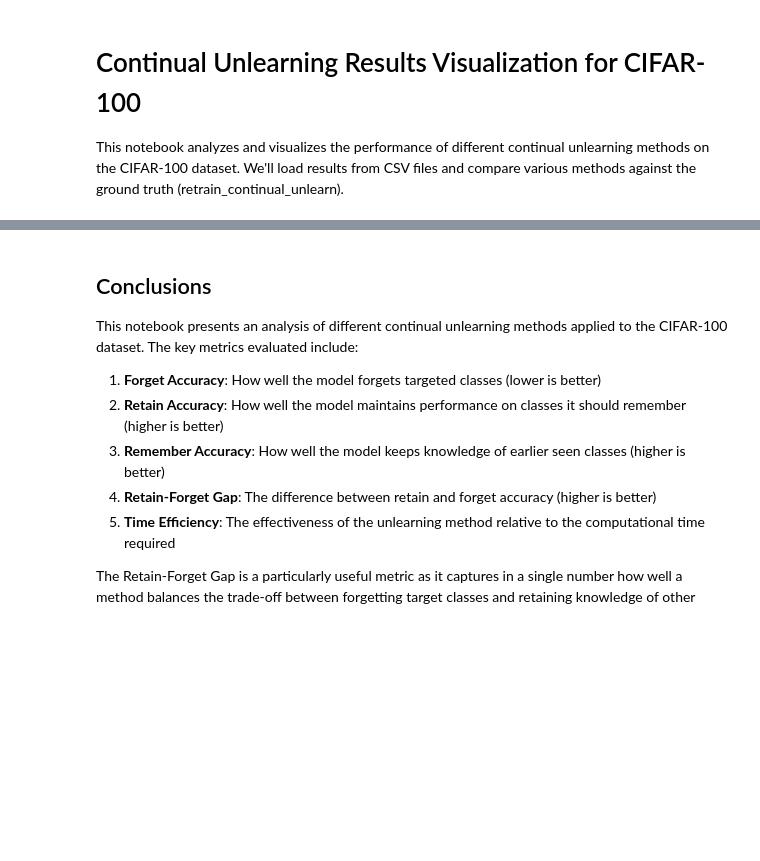
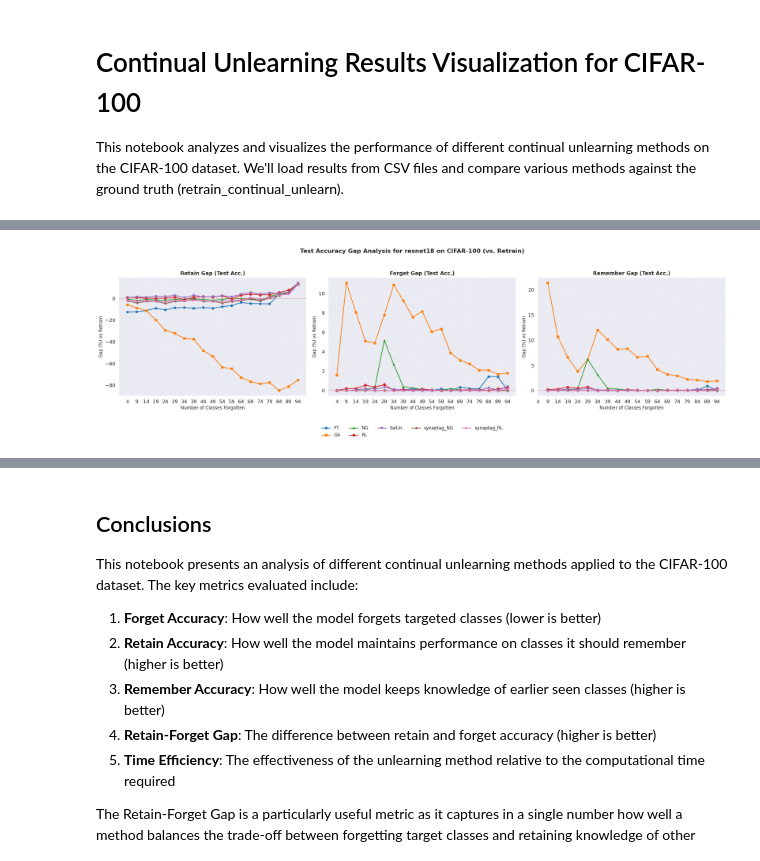
Before and after one commit to kdkyum/continual_unlearn, a Jupyter notebook: plots/viz_results_for_continual_unlearn_c100.ipynb, the cells around one changed output, grey strips where cells are left out. Saved outputs shown, nothing was run; the diff lists cells and outputs as text; code cells hidden in the pictures; blank space fills up the shorter version.

```diff
--- a/plots/viz_results_for_continual_unlearn_c100.ipynb
+++ b/plots/viz_results_for_continual_unlearn_c100.ipynb
@@ -42,0 +132,88 @@ Loaded data with 152 rows and 215 columns
+# %%
+# Visualize Retain, Forget, Remember Gaps for CIFAR-100 (per model, non-LP)
+if not df.empty and 'method' in df.columns and 'model' in df.columns and any(col.startswith('gap_class_') for col in df.columns):
+    results_gap_summary_c100 = []
+    num_classes_cifar100 = 100
+
+    for _, row in df.iterrows():
+        if pd.isna(row['method']) or pd.isna(row['model']) or pd.isna(row['forget_class_end']) or pd.isna(row.get('forget_class_begin')):
+            continue
+        model_name = row['model']
+        end_idx = int(row['forget_class_end'])
+        forget_begin_idx = int(row['forget_class_begin'])
+
+        gap_columns_present = [col for col in row.index if col.startswith('gap_class_') and not pd.isna(row[col])]
+        class_indices_from_cols_int = sorted([int(c.split('_')[-1]) for c in gap_columns_present])
+
+        # Retain Gap: classes after the forgotten block
+        retain_gap_cols_indices = [c for c in class_indices_from_cols_int if c > end_idx]
+        retain_gap_cols_named = [f'gap_class_{i}' for i in retain_gap_cols_indices]
+        retain_gap = row[retain_gap_cols_named].mean() if retain_gap_cols_named else np.nan
+
+        # Forget Gap: classes within the forgotten block [forget_begin_idx, end_idx]
+        forget_gap_cols_indices = [c for c in class_indices_from_cols_int if forget_begin_idx <= c <= end_idx]
+        forget_gap_cols_named = [f'gap_class_{i}' for i in forget_gap_cols_indices]
+        forget_gap = row[forget_gap_cols_named].mean() if forget_gap_cols_named else np.nan
+
+        # Remember Gap: classes before the forgotten block
+        remember_gap_cols_indices = [c for c in class_indices_from_cols_int if c <= end_idx - 5]
+        remember_gap_cols_named = [f'gap_class_{i}' for i in remember_gap_cols_indices]
+        remember_gap = row[remember_gap_cols_named].mean() if remember_gap_cols_named else np.nan
+
+        results_gap_summary_c100.append({
+            'method': row['method'],
+            'model': model_name,
+            'forget_class_end': end_idx,
+            'classes_forgotten': row.get('classes_forgotten', end_idx - forget_begin_idx + 1), # Use existing or calculate
+            'retain_gap': retain_gap,
+            'forget_gap': forget_gap,
+            'remember_gap': remember_gap
+        })
+
+    gap_summary_df_c100 = pd.DataFrame(results_gap_summary_c100).drop_duplicates()
+
+    for model_name_iter in gap_summary_df_c100['model'].unique():
+        model_specific_gap_df = gap_summary_df_c100[gap_summary_df_c100['model'] == model_name_iter]
+        if model_specific_gap_df.empty:
+            print(f"No gap summary data for model {model_name_iter} on CIFAR-100 (non-LP)")
+            continue
+
+        fig, axs = plt.subplots(1, 3, figsize=(24, 7))
+        methods_to_plot = sorted([m for m in model_specific_gap_df['method'].unique() if m != 'retrain'])
+        colors = sns.color_palette("tab10", len(methods_to_plot))
+        markers = ['o', 's', '^', 'D', 'v', '<', '>', 'p', '*', 'X']
+        x_axis_col = 'classes_forgotten'
+
+        for i, method_iter in enumerate(methods_to_plot):
+            method_data = model_specific_gap_df[model_specific_gap_df['method'] == method_iter].sort_values(x_axis_col)
+            if method_data.empty:
+                continue
+            axs[0].plot(method_data[x_axis_col], method_data['retain_gap'], marker=markers[i % len(markers)], label=method_iter, color=colors[i % len(colors)], linewidth=2)
+            axs[1].plot(method_data[x_axis_col], method_data['forget_gap'], marker=markers[i % len(markers)], label=method_iter, color=colors[i % len(colors)], linewidth=2)
+            axs[2].plot(method_data[x_axis_col], method_data['remember_gap'], marker=markers[i % len(markers)], label=method_iter, color=colors[i % len(colors)], linewidth=2)
+
+        plot_titles = ['Retain Gap (Test Acc.)', 'Forget Gap (Test Acc.)', 'Remember Gap (Test Acc.)']
+        ylabels = ['Gap (%) vs Retrain', 'Gap (%) vs Retrain', 'Gap (%) vs Retrain']
+        unique_x_values = sorted(model_specific_gap_df[x_axis_col].unique())
+
+        for i_ax in range(3):
+            axs[i_ax].set_title(plot_titles[i_ax], fontsize=14, fontweight='bold')
+            axs[i_ax].set_xlabel('Number of Classes Forgotten', fontsize=12)
+            axs[i_ax].set_ylabel(ylabels[i_ax], fontsize=12)
+            axs[i_ax].grid(True, linestyle='--', alpha=0.7)
+            axs[i_ax].axhline(y=0, color='r', linestyle='--', alpha=0.5)
+            if unique_x_values:
+                axs[i_ax].set_xticks(unique_x_values)
+
+        handles, labels = axs[0].get_legend_handles_labels()
+        if handles:
+            fig.legend(handles, labels, loc='upper center', bbox_to_anchor=(0.5, 0.05), fancybox=True, shadow=True, ncol=min(5, len(handles)), fontsize=12)
+        plt.suptitle(f'Test Accuracy Gap Analysis for {model_name_iter} on CIFAR-100 (vs. Retrain)', fontsize=16, fontweight='bold')
+        plt.tight_layout(rect=[0, 0.08, 1, 0.95])
+        plt.show()
+elif df.empty:
+    print("DataFrame is empty. Cannot perform gap visualization for test accuracies.")
+else:
+    print("Gap data for test accuracies not available or 'method'/'model' columns missing. Skipping gap visualization.")
+# %% [output]
+[figure, added]
```
Also changed, not shown: parts of 10 cells of this notebook, 27 other files.
